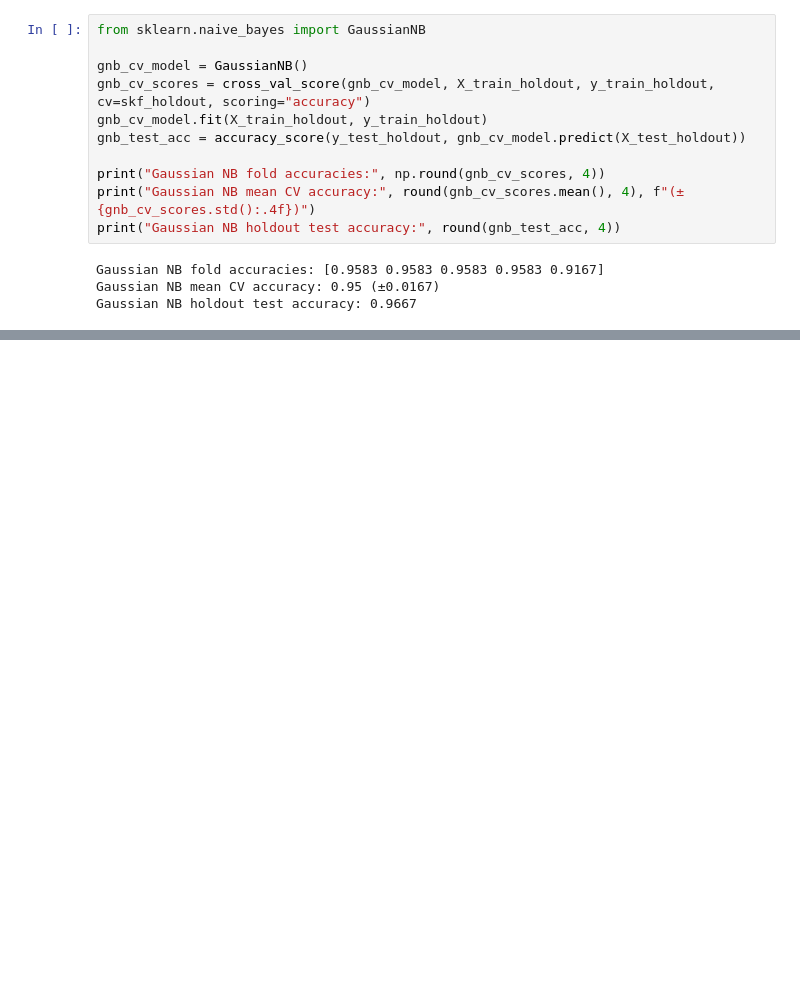
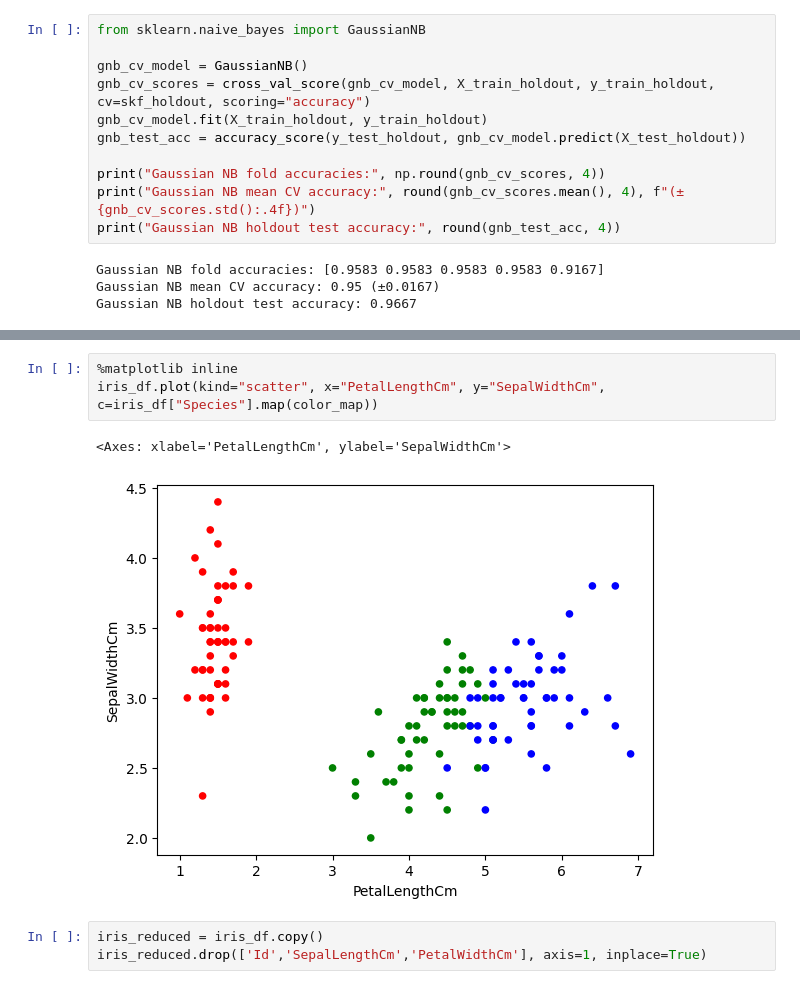
Before and after one commit to MaharramovMurad/Iris-Species-Classification, a Jupyter notebook: iris_flower_classification.ipynb, the cells around one changed output, grey strips where cells are left out. Drawn from its saved outputs; the diff is of its cells as text; blank space fills up the shorter version.

```diff
--- a/iris_flower_classification.ipynb
+++ b/iris_flower_classification.ipynb
@@ -394,0 +397,9 @@ Random Forest holdout test accuracy: 0.9
+# %%
+%matplotlib inline
+iris_df.plot(kind="scatter", x="PetalLengthCm", y="SepalWidthCm", c=iris_df["Species"].map(color_map))
+# %% [output]
+<Axes: xlabel='PetalLengthCm', ylabel='SepalWidthCm'>
+[figure, added]
+# %%
+iris_reduced = iris_df.copy()
+iris_reduced.drop(['Id','SepalLengthCm','PetalWidthCm'], axis=1, inplace=True)
```
Also changed, not shown: parts of 15 cells of this notebook.
